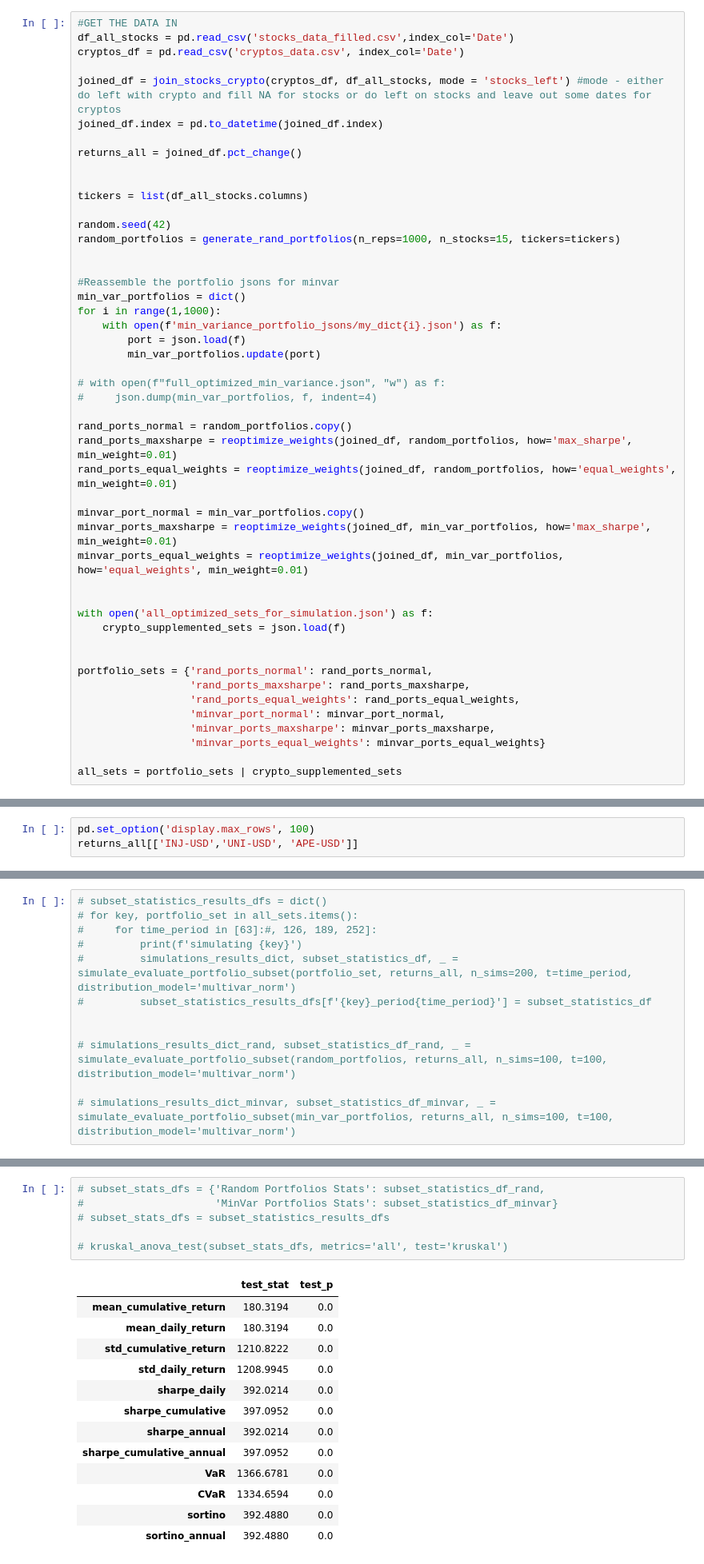
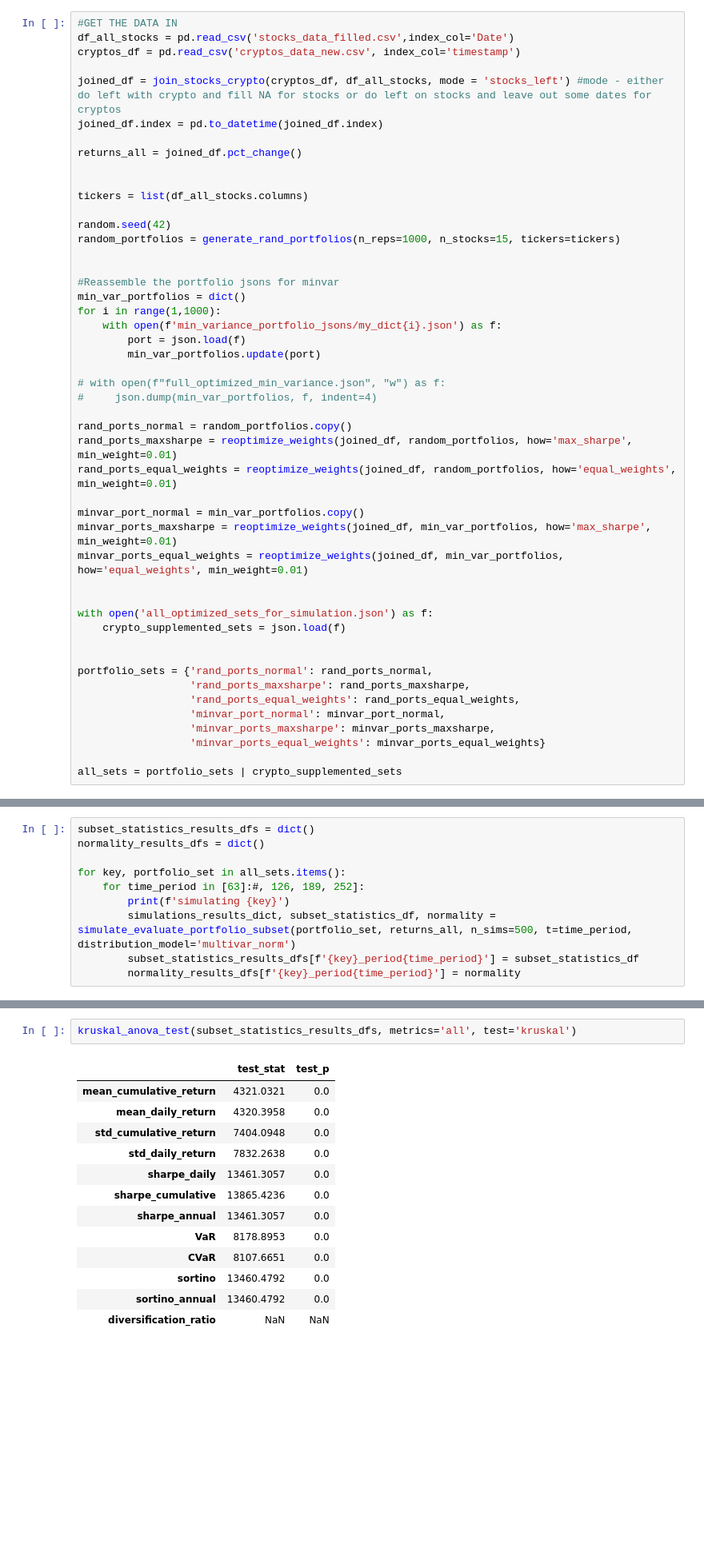
Before and after one commit to KirillKovalchuk02/thesis_clustering, a Jupyter notebook: simulation.ipynb, the cells around one changed output, grey strips where cells are left out. Shown: that part at 80% size. Drawn from its saved outputs; the diff is of its cells as text; blank space fills up the shorter version.

```diff
--- a/simulation.ipynb
+++ b/simulation.ipynb
@@ -9,7 +11,7 @@ from functions_post_clustering import simulate_evaluate_portfolio_subset, reopti
 # %%
 #GET THE DATA IN
 df_all_stocks = pd.read_csv('stocks_data_filled.csv',index_col='Date')
-cryptos_df = pd.read_csv('cryptos_data.csv', index_col='Date')
+cryptos_df = pd.read_csv('cryptos_data_new.csv', index_col='timestamp')
 
 joined_df = join_stocks_crypto(cryptos_df, df_all_stocks, mode = 'stocks_left') #mode - either do left with crypto and fill NA for stocks or do left on stocks and leave out some dates for cryptos
 joined_df.index = pd.to_datetime(joined_df.index)
@@ -114,3 +69,0 @@ portfolio_sims_withcrypto = run_simulation(rounded_dict, returns_all, n_sims=200
-# %%
-pd.set_option('display.max_rows', 100)
-returns_all[['INJ-USD','UNI-USD', 'APE-USD']]
@@ -132,17 +70,15 @@ returns_all[['INJ-USD','UNI-USD', 'APE-USD']]
 # %% [markdown]
 SIMULATE AND EVALUATE
 # %%
-# subset_statistics_results_dfs = dict()
-# for key, portfolio_set in all_sets.items():
-#     for time_period in [63]:#, 126, 189, 252]:
-#         print(f'simulating {key}')
-#         simulations_results_dict, subset_statistics_df, _ = simulate_evaluate_portfolio_subset(portfolio_set, returns_all, n_sims=200, t=time_period, distribution_model='multivar_norm')
-#         subset_statistics_results_dfs[f'{key}_period{time_period}'] = subset_statistics_df
+subset_statistics_results_dfs = dict()
+normality_results_dfs = dict()
 
-
-# simulations_results_dict_rand, subset_statistics_df_rand, _ = simulate_evaluate_portfolio_subset(random_portfolios, returns_all, n_sims=100, t=100, distribution_model='multivar_norm')
-
-# simulations_results_dict_minvar, subset_statistics_df_minvar, _ = simulate_evaluate_portfolio_subset(min_var_portfolios, returns_all, n_sims=100, t=100, distribution_model='multivar_norm')
+for key, portfolio_set in all_sets.items():
+    for time_period in [63]:#, 126, 189, 252]:
+        print(f'simulating {key}')
+        simulations_results_dict, subset_statistics_df, normality = simulate_evaluate_portfolio_subset(portfolio_set, returns_all, n_sims=500, t=time_period, distribution_model='multivar_norm')
+        subset_statistics_results_dfs[f'{key}_period{time_period}'] = subset_statistics_df
+        normality_results_dfs[f'{key}_period{time_period}'] = normality
 # %% [output]
 simulating rand_ports_normal
 simulating rand_ports_maxsharpe
@@ -201,21 +116,17 @@ subset_statistics_results_dfs['random_w_cryptos_kmeans_maxsharpe_period63']#.key
 # %%
-# subset_stats_dfs = {'Random Portfolios Stats': subset_statistics_df_rand,
-#                     'MinVar Portfolios Stats': subset_statistics_df_minvar}
-# subset_stats_dfs = subset_statistics_results_dfs
-
-# kruskal_anova_test(subset_stats_dfs, metrics='all', test='kruskal')
+kruskal_anova_test(subset_statistics_results_dfs, metrics='all', test='kruskal')
 # %% [output]
 |  | test_stat | test_p |
-| mean_cumulative_return | 180.3194 | 0.0 |
-| mean_daily_return | 180.3194 | 0.0 |
-| std_cumulative_return | 1210.8222 | 0.0 |
-| std_daily_return | 1208.9945 | 0.0 |
-| sharpe_daily | 392.0214 | 0.0 |
-| sharpe_cumulative | 397.0952 | 0.0 |
-| sharpe_annual | 392.0214 | 0.0 |
-| sharpe_cumulative_annual | 397.0952 | 0.0 |
-| VaR | 1366.6781 | 0.0 |
-| CVaR | 1334.6594 | 0.0 |
-| sortino | 392.4880 | 0.0 |
-| sortino_annual | 392.4880 | 0.0 |
+| mean_cumulative_return | 4321.0321 | 0.0 |
+| mean_daily_return | 4320.3958 | 0.0 |
+| std_cumulative_return | 7404.0948 | 0.0 |
+| std_daily_return | 7832.2638 | 0.0 |
+| sharpe_daily | 13461.3057 | 0.0 |
+| sharpe_cumulative | 13865.4236 | 0.0 |
+| sharpe_annual | 13461.3057 | 0.0 |
+| VaR | 8178.8953 | 0.0 |
+| CVaR | 8107.6651 | 0.0 |
+| sortino | 13460.4792 | 0.0 |
+| sortino_annual | 13460.4792 | 0.0 |
+| diversification_ratio | NaN | NaN |
 # %%
```
Also changed, not shown: parts of 12 cells of this notebook, 6 other files.
